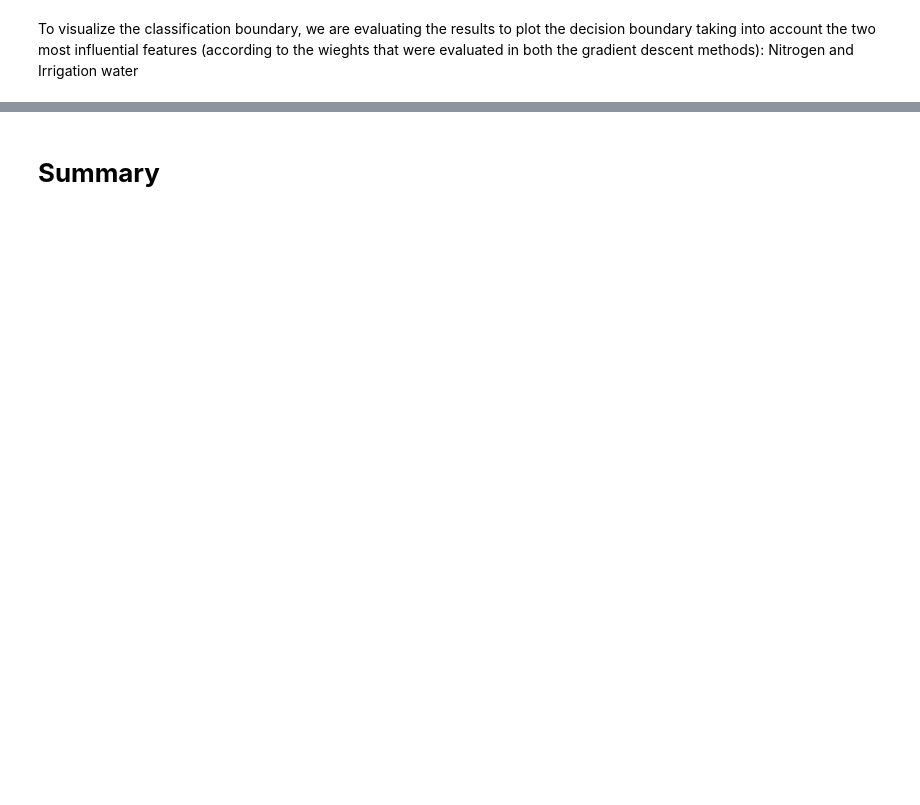
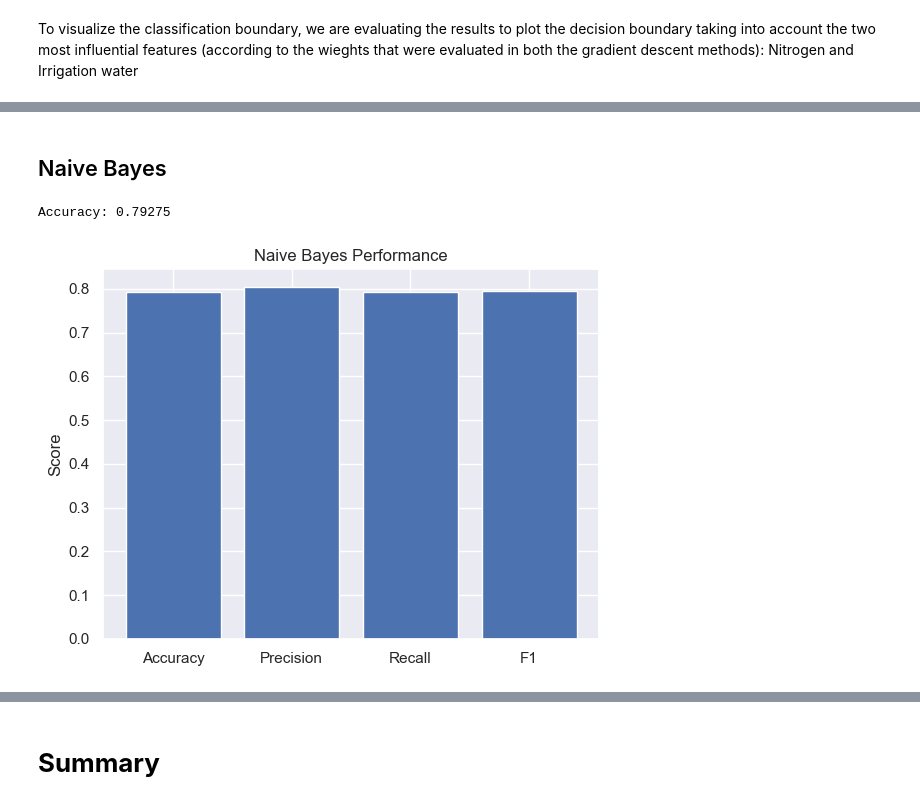
Before and after one commit to GallantGargoyle/ML_Assign1, a Jupyter notebook: ML_Assignment1.ipynb, the cells around one changed output, grey strips where cells are left out. Saved outputs shown, nothing was run; the diff lists cells and outputs as text; code cells hidden in the pictures; blank space fills up the shorter version.

```diff
--- a/ML_Assignment1.ipynb
+++ b/ML_Assignment1.ipynb
@@ -910,0 +1052,2 @@ However, it is limited by its method of linear boundaries, which may not account
+# %% [markdown]
+## Naive Bayes
@@ -910,0 +1106,51 @@ However, it is limited by its method of linear boundaries, which may not account
+# %%
+naive_bayes_model = NaiveBayes()
+naive_bayes_model.fit(X_train_scaled, y_train)
+
+predictions = naive_bayes_model.predict(X_test_scaled)
+
+accuracy = np.mean(predictions == y_test)
+
+print(f"Accuracy: {accuracy}")
+# %% [output]
+Accuracy: 0.79275
+# %%
+def bayes_metrics(y_true, y_pred, n_classes=3):
+    cm = np.zeros((n_classes, n_classes), dtype=int)
+
+    for i in range(len(y_true)):
+        cm[y_true[i], y_pred[i]] += 1
+
+    precision, recall, f1 = [], [], []
+
+    for i in range(n_classes):
+        tp = cm[i,i]
+        fp = sum(cm[:,i]) - tp
+        fn = sum(cm[i,:]) - tp
+
+        p = tp/(tp+fp+1e-9)
+        r = tp/(tp+fn+1e-9)
+
+        precision.append(p)
+        recall.append(r)
+        f1.append(2*p*r/(p+r+1e-9))
+
+    accuracy = np.trace(cm)/np.sum(cm)
+
+    return accuracy, np.mean(precision), np.mean(recall), np.mean(f1)
+# %%
+accuracy, precision, recall, f1 = bayes_metrics(y_test, predictions)
+
+labels = ["Accuracy", "Precision", "Recall", "F1"]
+
+values = [accuracy, precision, recall, f1]
+
+plt.figure()
+
+plt.bar(labels, values)
+plt.title("Naive Bayes Performance")
+plt.ylabel("Score")
+
+plt.show()
+# %% [output]
+[figure, added]
```
Also changed, not shown: parts of 31 cells of this notebook.
